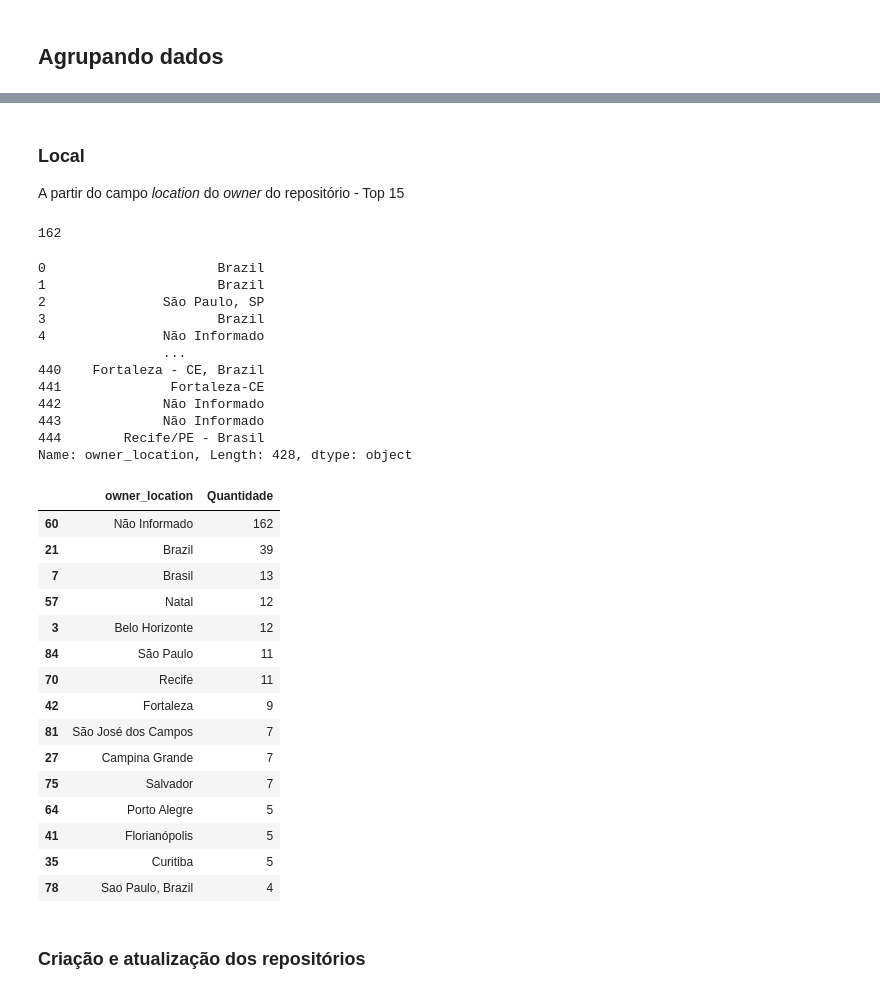
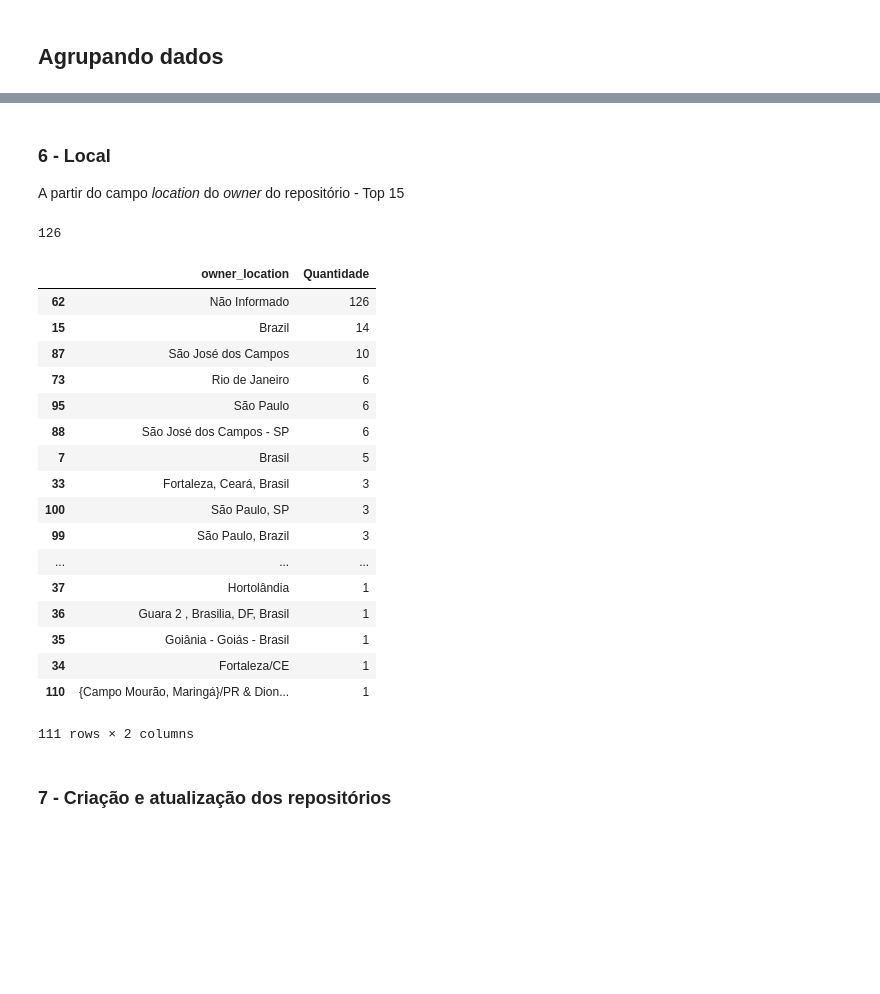
Before and after one commit to Lorenaps/caracterizacao-dados-abertos-gov, a Jupyter notebook: analysis/extracted-data/analysis_repositories.ipynb, the cells around one changed output, grey strips where cells are left out. Cells and saved outputs as stored; diff of their text form; code cells hidden in the pictures; blank space fills up the shorter version.

```diff
--- a/analysis/extracted-data/analysis_repositories.ipynb
+++ b/analysis/extracted-data/analysis_repositories.ipynb
@@ -12,7 +12,7 @@ import plotly
 %matplotlib inline
 plt.rcParams['figure.figsize'] = (9, 4)
 # %%
-repo = pd.read_csv("../data/repositories_1580334605.csv",  dtype={'id': object,
+repo = pd.read_csv("../../data/repositories_edu.csv",  dtype={'id': object,
                                                                 'timestamp_extract': object,
                                                                 'commits': pd.Int64Dtype(),
                                                                 'contributors': pd.Int64Dtype()})
@@ -39,14 +27,14 @@ repo.head(3)[['id', 'url', 'created_at', 'updated_at', 'pushed_at']]
 def conversao_string_datetime(df, coluna):
     df[coluna] = pd.to_datetime(df[coluna], dayfirst=True)
 
-    df[coluna + '_mes'] = df[coluna].dt.month_name(locale='pt_BR.UTF-8')
+    df[coluna + '_month'] = df[coluna].dt.month_name(locale='pt_BR.UTF-8')
     df.astype({coluna + '_mes': 'category'}).dtypes
 
-    df[coluna + '_mes_numero'] = df[coluna].dt.month
-    df.astype({coluna + '_mes_numero': 'category'}).dtypes
+    df[coluna + '_number_month'] = df[coluna].dt.month
+    df.astype({coluna + '_number_month': 'category'}).dtypes
 
-    df[coluna + '_ano'] = df[coluna].dt.year
-    df.astype({coluna + '_ano': 'category'}).dtypes
+    df[coluna + '_year'] = df[coluna].dt.year
+    df.astype({coluna + '_year': 'category'}).dtypes
 
     # df[coluna + '_dia'] = df[coluna].dt.day
 
@@ -186,24 +175,9 @@ forks_count.sort_values('forks_count',  ascending=False).head(15)
 # %% [markdown]
-### Local
+### 6 - Local
 A partir do campo _location_ do _owner_ do repositório - Top 15
 # %%
 len(repo.loc[repo['owner_location'].isna()])
 # %% [output]
-162
+126
 # %%
 repo['owner_location'] = repo['owner_location'].fillna("Não Informado")
-# %%
-repo['owner_location']
-# %% [output]
-0                      Brazil
-1                      Brazil
-2               São Paulo, SP
-3                      Brazil
-4               Não Informado
-                ...
-440    Fortaleza - CE, Brazil
-441              Fortaleza-CE
-442             Não Informado
-443             Não Informado
-444        Recife/PE - Brasil
-Name: owner_location, Length: 428, dtype: object
@@ -270,22 +184,24 @@ repo.loc[repo['id'].isin(vitoria), 'owner_location'] = 'Vitória'
 # %%
-repo.groupby('owner_location').size().reset_index(name='Quantidade').sort_values('Quantidade', ascending=False).head(15)
+repo.groupby('owner_location').size().reset_index(name='Quantidade').sort_values('Quantidade', ascending=False)
 # %% [output]
 |  | owner_location | Quantidade |
-| 60 | Não Informado | 162 |
-| 21 | Brazil | 39 |
-| 7 | Brasil | 13 |
-| 57 | Natal | 12 |
-| 3 | Belo Horizonte | 12 |
-| 84 | São Paulo | 11 |
-| 70 | Recife | 11 |
-| 42 | Fortaleza | 9 |
-| 81 | São José dos Campos | 7 |
-| 27 | Campina Grande | 7 |
-| 75 | Salvador | 7 |
-| 64 | Porto Alegre | 5 |
-| 41 | Florianópolis | 5 |
-| 35 | Curitiba | 5 |
-| 78 | Sao Paulo, Brazil | 4 |
+| 62 | Não Informado | 126 |
+| 15 | Brazil | 14 |
+| 87 | São José dos Campos | 10 |
+| 73 | Rio de Janeiro | 6 |
+| 95 | São Paulo | 6 |
+| 88 | São José dos Campos - SP | 6 |
+| 7 | Brasil | 5 |
+| 33 | Fortaleza, Ceará, Brasil | 3 |
+| 100 | São Paulo, SP | 3 |
+| 99 | São Paulo, Brazil | 3 |
+| ... | ... | ... |
+| 37 | Hortolândia | 1 |
+| 36 | Guara 2 , Brasilia, DF, Brasil | 1 |
+| 35 | Goiânia - Goiás - Brasil | 1 |
+| 34 | Fortaleza/CE | 1 |
+| 110 | {Campo Mourão, Maringá}/PR & Dion... | 1 |
+111 rows × 2 columns
 # %% [markdown]
-### Criação e atualização dos repositórios
+### 7 - Criação e atualização dos repositórios
 # %%
```
Also changed, not shown: parts of 27 cells of this notebook.
